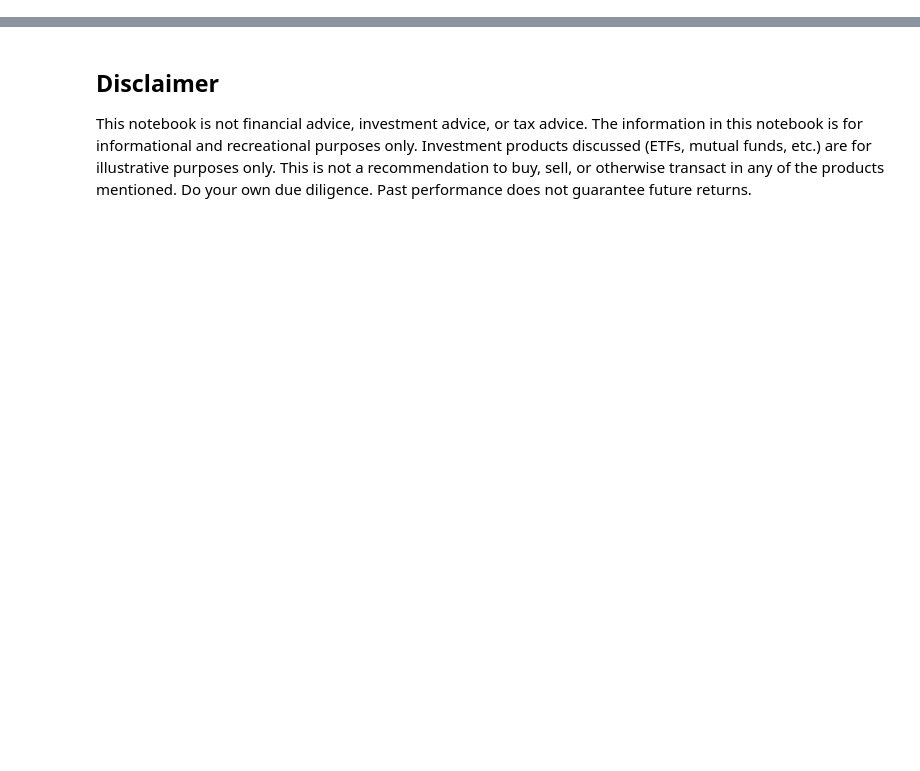
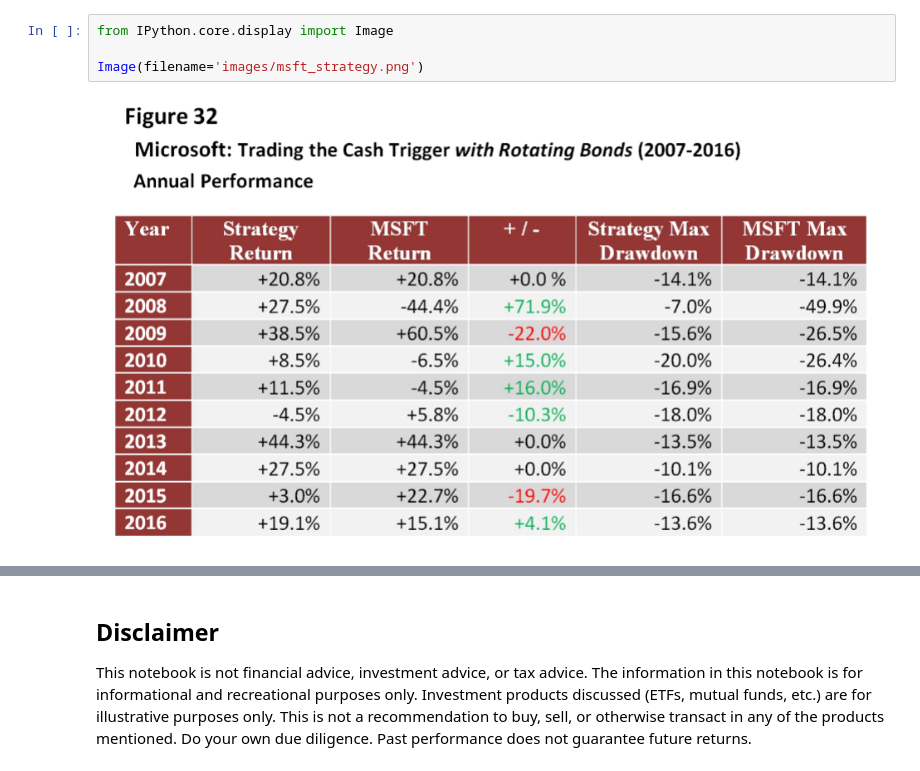
Before and after one commit to IanLKaplan/cash_trigger, a Jupyter notebook: cash_trigger.ipynb, the cells around one changed output, grey strips where cells are left out. Saved outputs shown, nothing was run; the diff lists cells and outputs as text; blank space fills up the shorter version.

Commit message:
Added an image from the book and code to calculate and display the 200-day moving average.

```diff
--- a/cash_trigger.ipynb
+++ b/cash_trigger.ipynb
@@ -134,0 +27,6 @@ that factor in dividend payments. Although SPY does pay a small dividend
+# %%
+from IPython.core.display import Image
+
+Image(filename='images/msft_strategy.png')
+# %% [output]
+[figure, added]
```
Also changed, not shown: parts of 3 cells of this notebook, 2 other files.
